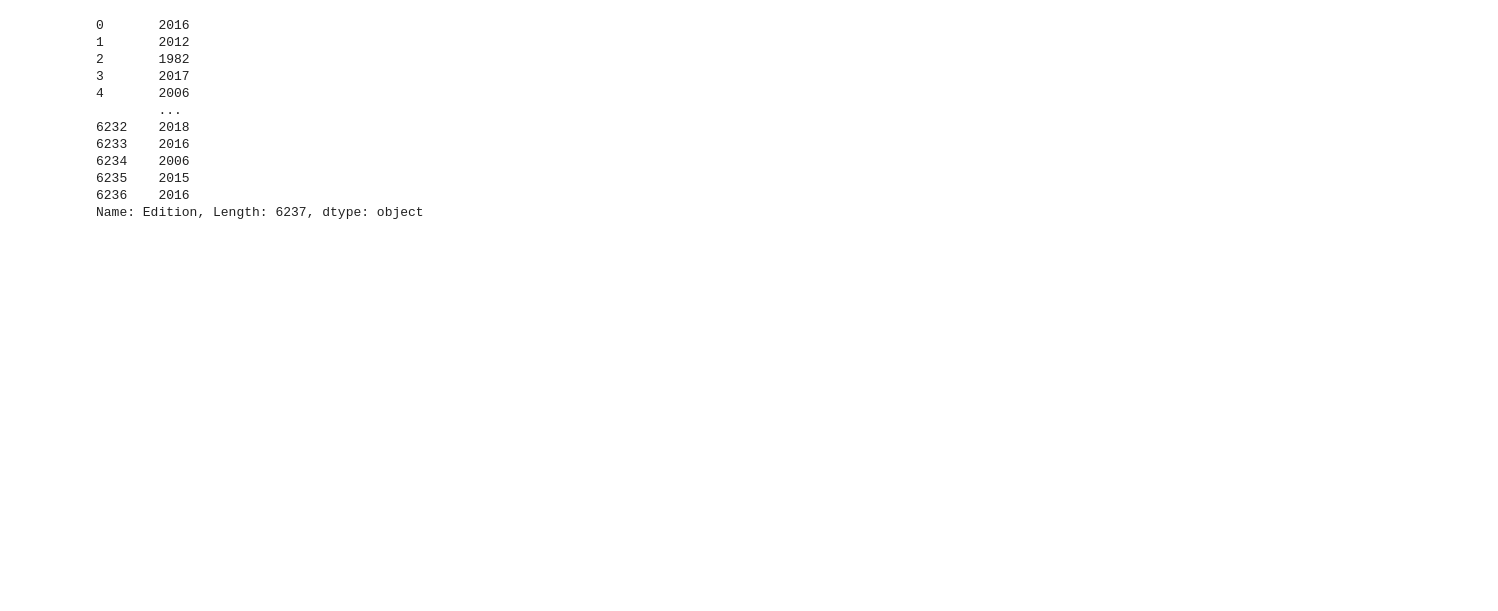
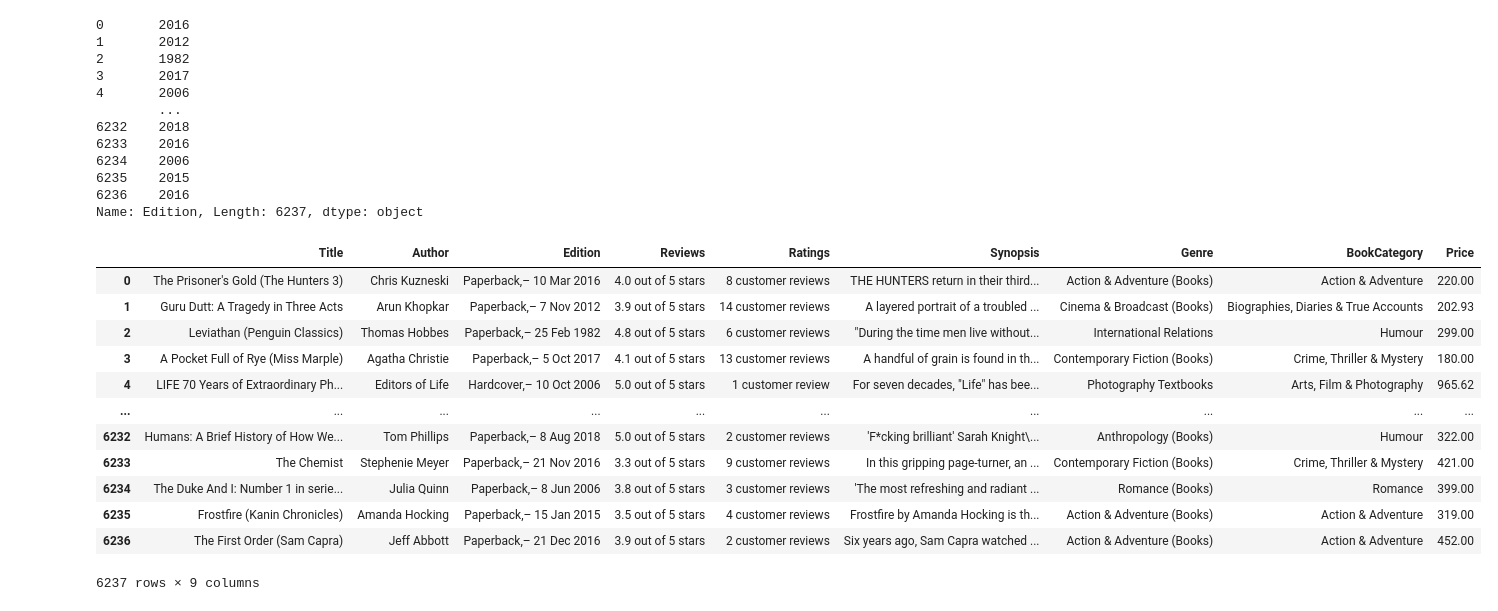
Before and after one commit to vishxl/Book-Price-Prediction, a Jupyter notebook: Cleaning.ipynb, the cells around one changed output. Cells and saved outputs as stored; diff of their text form; code cells hidden in the pictures; blank space fills up the shorter version.

```diff
--- a/Cleaning.ipynb
+++ b/Cleaning.ipynb
@@ -296,0 +301,18 @@ Name: Edition, Length: 6237, dtype: object
+# %%
+df_modified = train.copy()   #Copied DataSet
+# %%
+df_modified
+# %% [output]
+|  | Title | Author | Edition | Reviews | Ratings | Synopsis | Genre | BookCategory | Price |
+| 0 | The Prisoner's Gold (The Hunters 3) | Chris Kuzneski | Paperback,– 10 Mar 2016 | 4.0 out of 5 stars | 8 customer reviews | THE HUNTERS return in their third... | Action & Adventure (Books) | Action & Adventure | 220.00 |
+| 1 | Guru Dutt: A Tragedy in Three Acts | Arun Khopkar | Paperback,– 7 Nov 2012 | 3.9 out of 5 stars | 14 customer reviews | A layered portrait of a troubled ... | Cinema & Broadcast (Books) | Biographies, Diaries & True Accounts | 202.93 |
+| 2 | Leviathan (Penguin Classics) | Thomas Hobbes | Paperback,– 25 Feb 1982 | 4.8 out of 5 stars | 6 customer reviews | "During the time men live without... | International Relations | Humour | 299.00 |
+| 3 | A Pocket Full of Rye (Miss Marple) | Agatha Christie | Paperback,– 5 Oct 2017 | 4.1 out of 5 stars | 13 customer reviews | A handful of grain is found in th... | Contemporary Fiction (Books) | Crime, Thriller & Mystery | 180.00 |
+| 4 | LIFE 70 Years of Extraordinary Ph... | Editors of Life | Hardcover,– 10 Oct 2006 | 5.0 out of 5 stars | 1 customer review | For seven decades, "Life" has bee... | Photography Textbooks | Arts, Film & Photography | 965.62 |
+| ... | ... | ... | ... | ... | ... | ... | ... | ... | ... |
+| 6232 | Humans: A Brief History of How We... | Tom Phillips | Paperback,– 8 Aug 2018 | 5.0 out of 5 stars | 2 customer reviews | 'F*cking brilliant' Sarah Knight\... | Anthropology (Books) | Humour | 322.00 |
+| 6233 | The Chemist | Stephenie Meyer | Paperback,– 21 Nov 2016 | 3.3 out of 5 stars | 9 customer reviews | In this gripping page-turner, an ... | Contemporary Fiction (Books) | Crime, Thriller & Mystery | 421.00 |
+| 6234 | The Duke And I: Number 1 in serie... | Julia Quinn | Paperback,– 8 Jun 2006 | 3.8 out of 5 stars | 3 customer reviews | 'The most refreshing and radiant ... | Romance (Books) | Romance | 399.00 |
+| 6235 | Frostfire (Kanin Chronicles) | Amanda Hocking | Paperback,– 15 Jan 2015 | 3.5 out of 5 stars | 4 customer reviews | Frostfire by Amanda Hocking is th... | Action & Adventure (Books) | Action & Adventure | 319.00 |
+| 6236 | The First Order (Sam Capra) | Jeff Abbott | Paperback,– 21 Dec 2016 | 3.9 out of 5 stars | 2 customer reviews | Six years ago, Sam Capra watched ... | Action & Adventure (Books) | Action & Adventure | 452.00 |
+6237 rows × 9 columns
```
Also changed, not shown: parts of 6 cells of this notebook.
